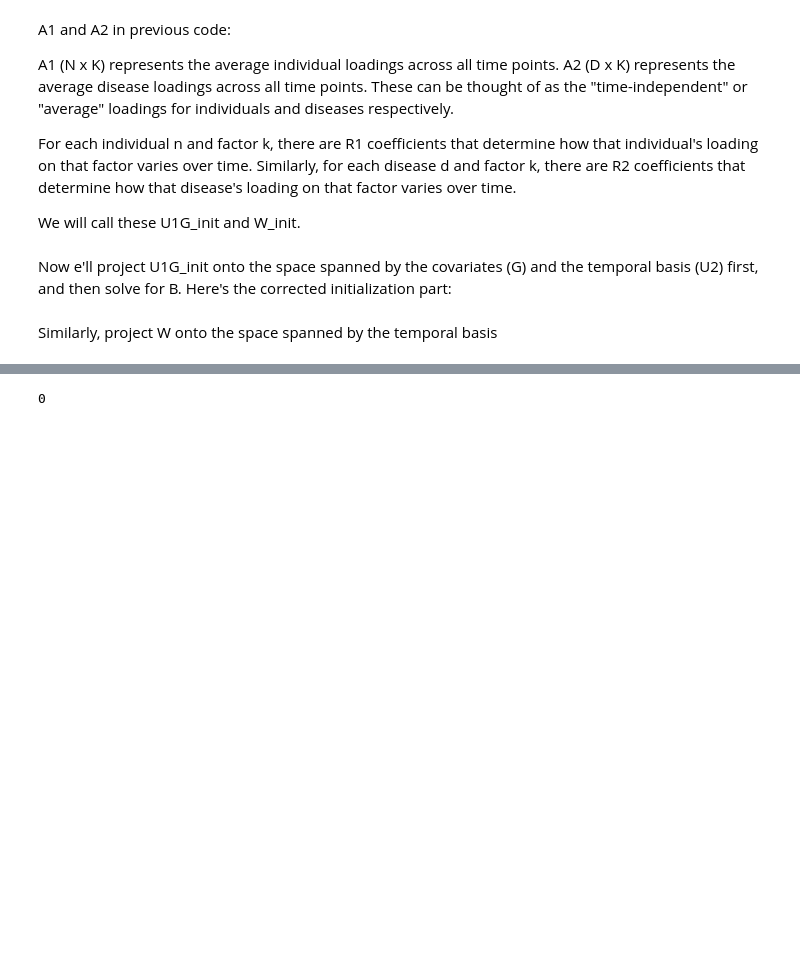
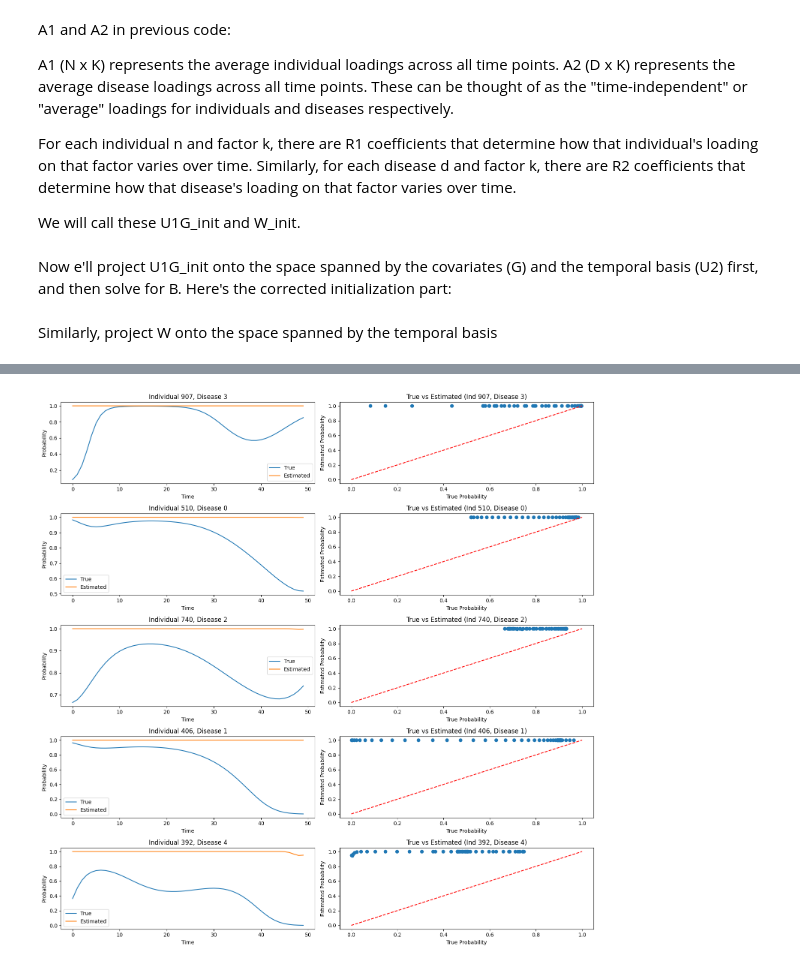
Before and after one commit to surbut/Tensornoulli, a Jupyter notebook: Scripts/new_noC.ipynb, the cells around one changed output, grey strips where cells are left out. Saved outputs shown, nothing was run; the diff lists cells and outputs as text; code cells hidden in the pictures; blank space fills up the shorter version.

```diff
--- a/Scripts/new_noC.ipynb
+++ b/Scripts/new_noC.ipynb
@@ -268,16 +279,13 @@ stepsize_U1G = stepsize_W = stepsize
 t_idx = len(Y.shape) - 1
 niters = 1000
 
-def survival_likelihood(Y, S, theta):
-    pi = expit(theta)
-    log_likelihood = 0
-    for n in range(N):
-        for d in range(D):
-            t = S[n, d]
-            log_likelihood += np.sum(np.log(1 - pi[n, d, :t] + 1e-10))
-            if Y[n, d, t] == 1:
-                log_likelihood += np.log(pi[n, d, t] + 1e-10)
-    return log_likelihood
+
+
+def clip_gradient(grad, max_norm=1.0):
+    norm = np.linalg.norm(grad)
+    if norm > max_norm:
+        grad = grad * (max_norm / norm)
+    return grad
 
 for it in range(niters):
     print(f"Starting iteration {it}")
@@ -285,7 +293,17 @@ for it in range(niters):
     lambda_k = tl.tenalg.mode_dot(U1G, U2, 2)
     phi = tl.tenalg.mode_dot(W, U3, 2)
 
+
+
+    if np.any(np.isnan(lambda_k)) or np.any(np.isinf(lambda_k)):
+        print(f"Warning: lambda_k contains NaN or inf values at iteration {it}")
+    if np.any(np.isnan(phi)) or np.any(np.isinf(phi)):
+        print(f"Warning: phi contains NaN or inf values at iteration {it}")
     theta_pre = np.einsum("nkt,dkt->ndt", lambda_k, phi)
+
+    if np.any(np.isnan(theta_pre)) or np.any(np.isinf(theta_pre)):
+        print(f"NaN or inf detected in theta_pre at iteration {it}")
+        break
 
     if np.any(np.isnan(theta_pre)) or np.any(np.isinf(theta_pre)):
         print(f"NaN or inf detected in theta_pre at iteration {it}")
@@ -316,6 +334,7 @@ for it in range(niters):
 
     grad_W = tl.tenalg.mode_dot(np.einsum('ijt,jkt->ikt', L_nabla_mode1, lambda_k),
                                 U3.T, 2)
+    grad_W = clip_gradient(grad_W)
 
     if np.any(np.isnan(grad_W)) or np.any(np.isinf(grad_W)):
         print(f"NaN or inf detected in grad_W at iteration {it}")
@@ -336,6 +355,7 @@ for it in range(niters):
     # grad for U1G
     grad_U1G = tl.tenalg.mode_dot(np.einsum('jit,ikt->jkt', L_nabla_mode0, phi),
                                   U2.T, 2) #+ rho * U1G
+    grad_U1G = clip_gradient(grad_U1G)
 
     U1G_tilde = U1G - stepsize_U1G * grad_U1G
     U1G_tilde = tl.tenalg.mode_dot(U1G_tilde, G_known @ np.linalg.pinv(G_known.T @ G_known) @ G_known.T, mode=0)
@@ -504,7 +408,3 @@ ValueError: operand has more dimensions than subscripts given in einstein sum, b
-# %%
-it
-# %% [output]
-0
 # %%
 # Time-varying individual loadings
 lambda_k = tl.tenalg.mode_dot(U1G, U2, 2)  # Shape: (N, K, T)
@@ -520,28 +420,30 @@ pi_pred = expit(theta_pred)
 # %%
 
 pi_true = expit(theta_true)
-pi_fit = expit(theta_fit)
+pi_fit = expit(theta_pred)
 # Plot true vs estimated pi for a few randomly selected individuals and diseases
 num_samples = 5
 sample_individuals = np.random.choice(N, num_samples, replace=False)
 sample_diseases = np.random.choice(D, num_samples, replace=False)
 
 plt.figure(figsize=(15, 15))
 for i, (n, d) in enumerate(zip(sample_individuals, sample_diseases)):
     plt.subplot(num_samples, 2, 2*i + 1)
     plt.plot(pi_true[n, d, :], label='True')
     plt.plot(pi_fit[n, d, :], label='Estimated')
     plt.title(f'Individual {n}, Disease {d}')
     plt.xlabel('Time')
     plt.ylabel('Probability')
     plt.legend()
 
     plt.subplot(num_samples, 2, 2*i + 2)
     plt.scatter(pi_true[n, d, :], pi_fit[n, d, :])
     plt.plot([0, 1], [0, 1], 'r--')  # diagonal line
     plt.xlabel('True Probability')
     plt.ylabel('Estimated Probability')
     plt.title(f'True vs Estimated (Ind {n}, Disease {d})')
 
 plt.tight_layout()
 plt.show()
+# %% [output]
+[figure, added]
```
Also changed, not shown: parts of 3 cells of this notebook, 1 other file.
